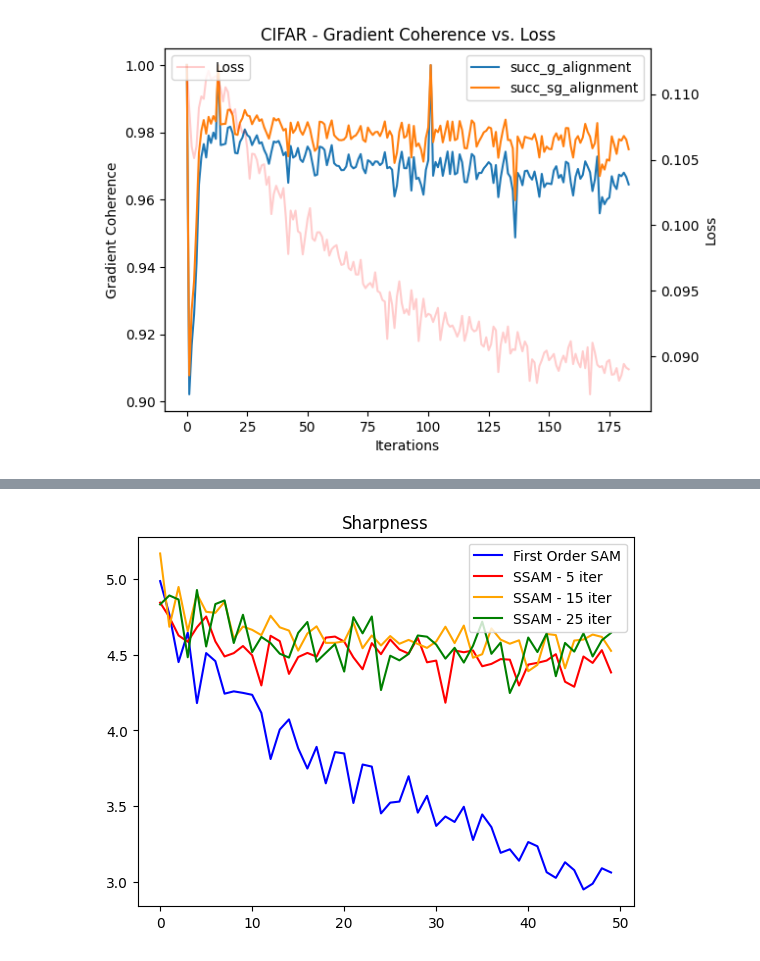
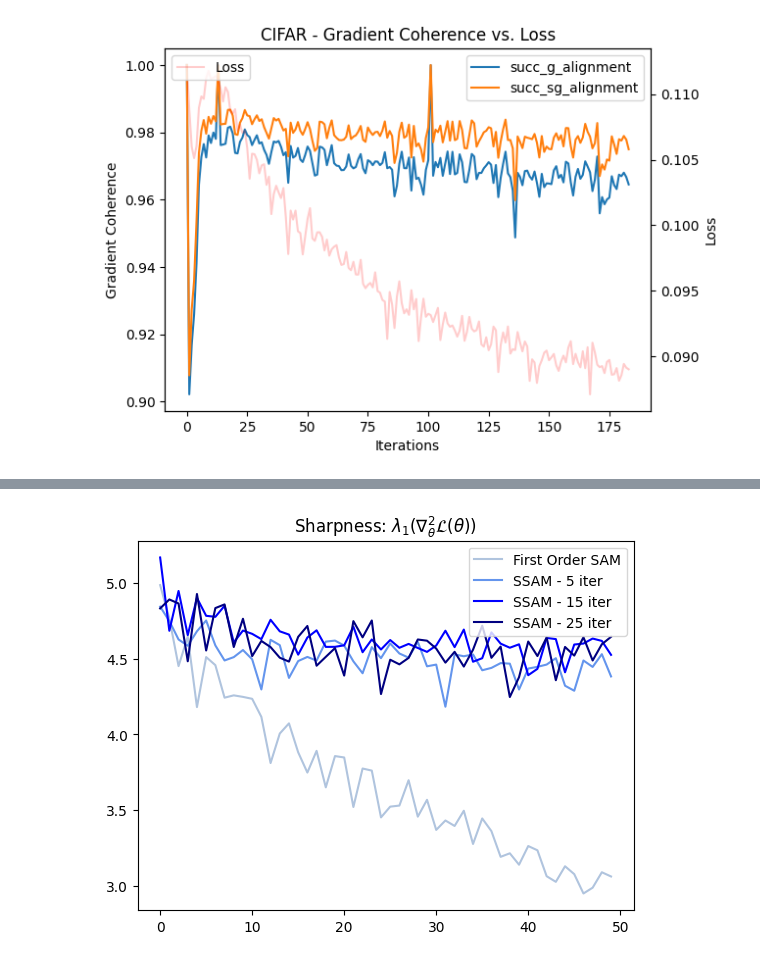
Before and after one commit to samjschapiro/sam_edge, a Jupyter notebook: results.ipynb, the cells around one changed output, grey strips where cells are left out. Cells and saved outputs as stored; diff of their text form; code cells hidden in the pictures.

```diff
--- a/results.ipynb
+++ b/results.ipynb
@@ -150,13 +150,13 @@ ax1.set_title('Gradient Alignment with Principal Eigenvector');
 # %%
 fig2, ax1 = plt.subplots();
-ax1.plot(cifar_0itr[cifar_0itr['Iter'] % 100 == 0].reset_index()['lambda1'], label='First Order SAM', color='blue');
-ax1.plot(cifar_5itr[cifar_5itr['Iter'] % 100 == 0].reset_index()['lambda1'], label='SSAM - 5 iter', color='red');
-ax1.plot(cifar_15itr['lambda1'], label='SSAM - 15 iter', color='orange');
-ax1.plot(cifar_25itr[cifar_25itr['Iter'] % 100 == 0].reset_index()['lambda1'], label='SSAM - 25 iter', color='green');
+ax1.plot(cifar_0itr[cifar_0itr['Iter'] % 100 == 0].reset_index()['lambda1'], label='First Order SAM', color='lightsteelblue');
+ax1.plot(cifar_5itr[cifar_5itr['Iter'] % 100 == 0].reset_index()['lambda1'], label='SSAM - 5 iter', color='cornflowerblue');
+ax1.plot(cifar_15itr['lambda1'], label='SSAM - 15 iter', color='blue');
+ax1.plot(cifar_25itr[cifar_25itr['Iter'] % 100 == 0].reset_index()['lambda1'], label='SSAM - 25 iter', color='navy');
 ax1.legend(loc=1);
-ax1.set_title('Sharpness');
+ax1.set_title('Sharpness: 'r'$\lambda_1(\nabla^2_\theta\mathcal{L}(\theta))$');
 # %% [output]
-[figure, old version]
+[figure, new version]
 # %%
 fig2, ax1 = plt.subplots();
 # ax2 = ax1.twinx();
```
Also changed, not shown: parts of 2 cells of this notebook, 12 other files.
